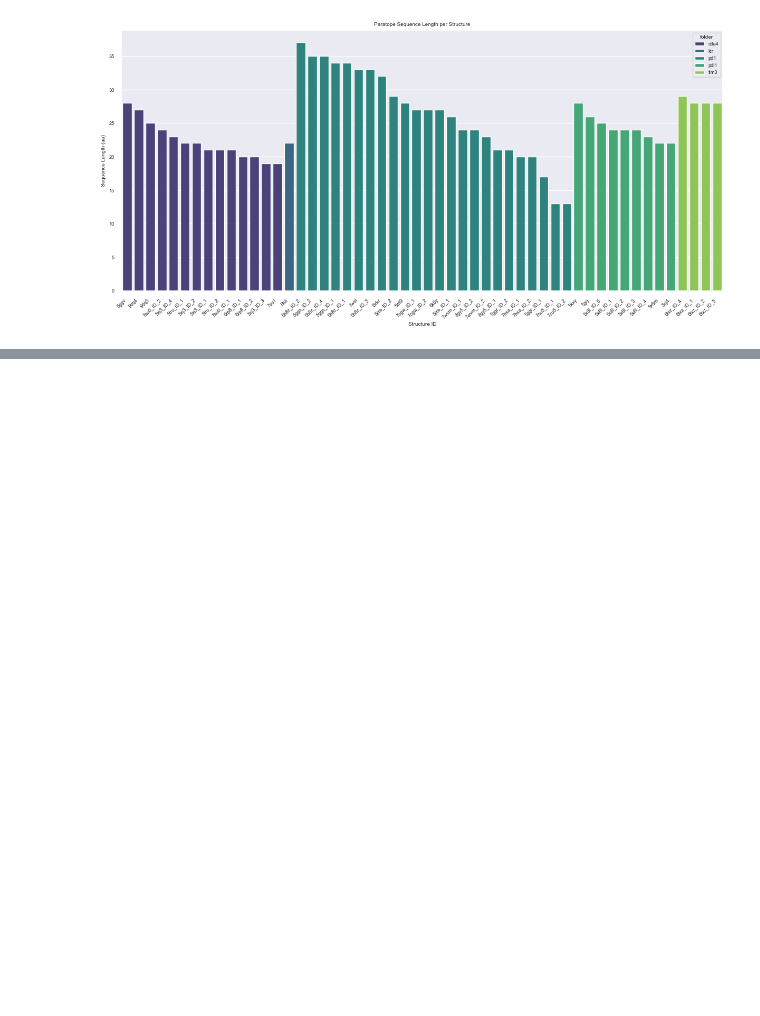
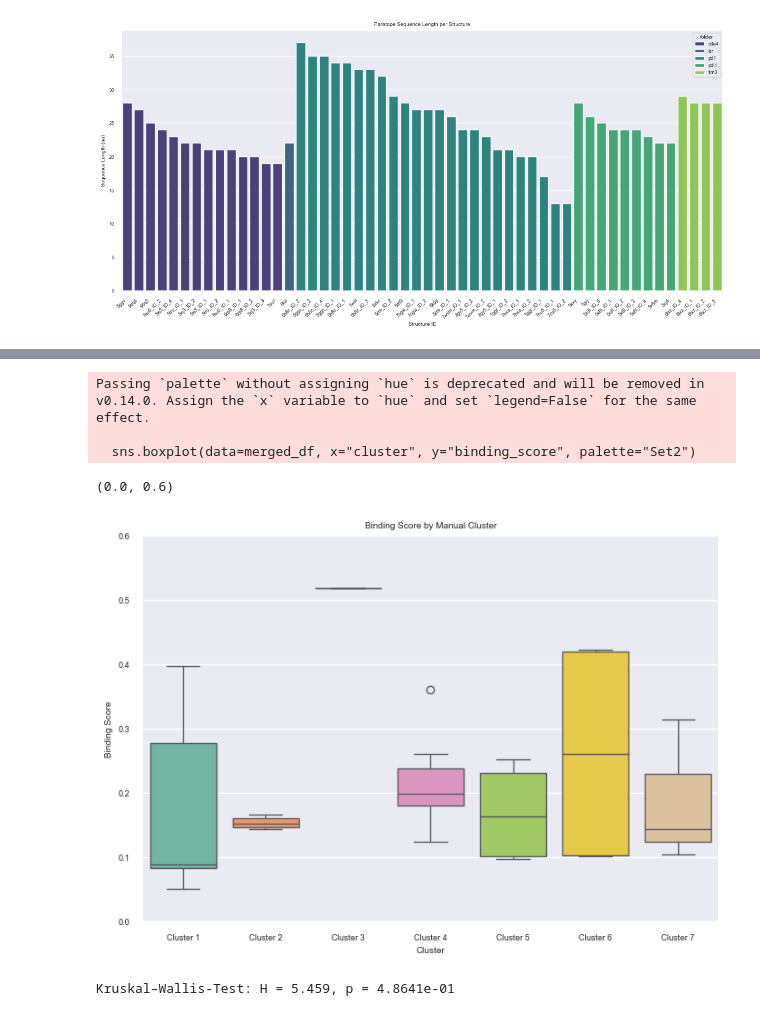
Before and after one commit to datascience-2025-group4/group04-team01, a Jupyter notebook: Structural Analysis_Paratope_Interface.ipynb, the cells around one changed output, grey strips where cells are left out. Drawn from its saved outputs; the diff is of its cells as text; code cells hidden in the pictures; blank space fills up the shorter version.

```diff
--- a/Structural Analysis_Paratope_Interface.ipynb
+++ b/Structural Analysis_Paratope_Interface.ipynb
@@ -827,0 +878,2 @@ plt.show()
+# %%
+df.rename(columns={"cluster": "checkpoint"}, inplace=True)
@@ -827,0 +882,31 @@ plt.show()
+# %%
+# Neuer Versuch für Bindungsstärke zwischne den Clustern
+
+manual_clusters = {
+    "Cluster 1": ["5x8m", "5xj4", "9dq3", "9dq4", "7su1", "7su0", "5xj3", "6rp8", "5tru" ],
+    "Cluster 2": ["6txz"],
+    "Cluster 3": ["5xB1", "5xxy"],
+    "Cluster 4": ["5ggs", "5jxe", "5b8c"],
+    "Cluster 5": ["7wvm", "8gy5"],
+    "Cluster 6": ["7cgw", "7bxa"],
+    "Cluster 7": ["5wt9", "5ggr"]
+}
+
+# df -> Bindungsstärke
+
+import pandas as pd
+
+# 1. Manuelles Cluster-Dict in Liste umwandeln
+cluster_rows = []
+for cluster_name, pdb_list in manual_clusters.items():
+    for pdb in pdb_list:
+        cluster_rows.append({"pdb_id": pdb, "cluster": cluster_name})
+
+# 2. DataFrame daraus
+cluster_df = pd.DataFrame(cluster_rows)
+
+# 3. Merge mit Haupt-DataFrame (z. B. mit binding_score)
+merged_df = cluster_df.merge(df[["pdb_id", "binding_score", "checkpoint"]], on="pdb_id", how="left")
+
+# Ergebnis anschauen
+print(merged_df)
@@ -827,0 +931,33 @@ plt.show()
+# %%
+import seaborn as sns
+import matplotlib.pyplot as plt
+
+plt.figure(figsize=(7, 5))
+sns.boxplot(data=merged_df, x="cluster", y="binding_score", palette="Set2")
+
+plt.title("Binding Score by Manual Cluster")
+plt.xlabel("Cluster")
+plt.ylabel("Binding Score")
+plt.tight_layout()
+plt.ylim(0, 0.6)
+# %% [output]
+Passing `palette` without assigning `hue` is deprecated and will be removed in v0.14.0. Assign the `x` variable to `hue` and set `legend=False` for the same effect.
+
+  sns.boxplot(data=merged_df, x="cluster", y="binding_score", palette="Set2")
+(0.0, 0.6)
+[figure, added]
+# %%
+from scipy.stats import kruskal
+
+# 1. Daten nach Cluster gruppieren
+grouped_scores = [
+    group["binding_score"].dropna().values
+    for name, group in merged_df.groupby("cluster")
+]
+
+# 2. Kruskal–Wallis-Test
+stat, p = kruskal(*grouped_scores)
+
+print(f"Kruskal–Wallis-Test: H = {stat:.3f}, p = {p:.4e}")
+# %% [output]
+Kruskal–Wallis-Test: H = 5.459, p = 4.8641e-01
```
Also changed, not shown: parts of 21 cells of this notebook, 23 other files.
